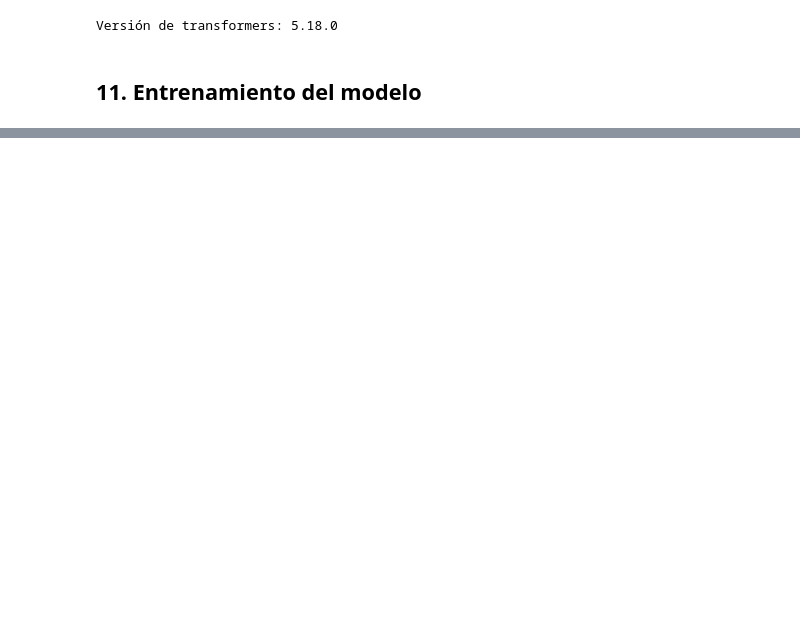
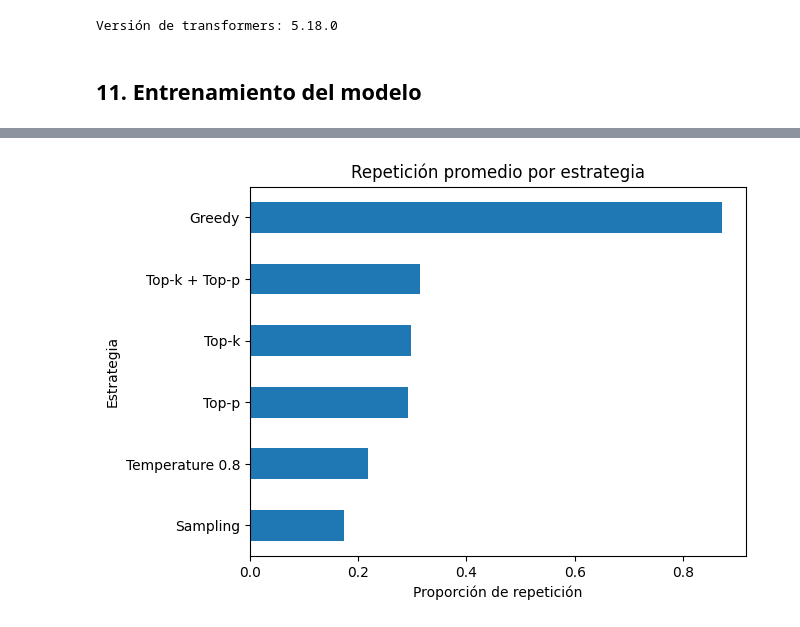
Before and after one commit to Sandrajol/NLP_Tarea_04, a Jupyter notebook: mini_proyecto_generacion_texto_ipynb.ipynb, the cells around one changed output, grey strips where cells are left out. Saved outputs shown, nothing was run; the diff lists cells and outputs as text; code cells hidden in the pictures; blank space fills up the shorter version.

```diff
--- a/mini_proyecto_generacion_texto_ipynb.ipynb
+++ b/mini_proyecto_generacion_texto_ipynb.ipynb
@@ -763,0 +1287,11 @@ evaluacion_final
+# %%
+resumen_metricas["repeticion"].sort_values().plot(
+    kind="barh"
+)
+
+plt.title("Repetición promedio por estrategia")
+plt.xlabel("Proporción de repetición")
+plt.ylabel("Estrategia")
+plt.show()
+# %% [output]
+[figure, added]
```
Also changed, not shown: parts of 41 cells of this notebook.
